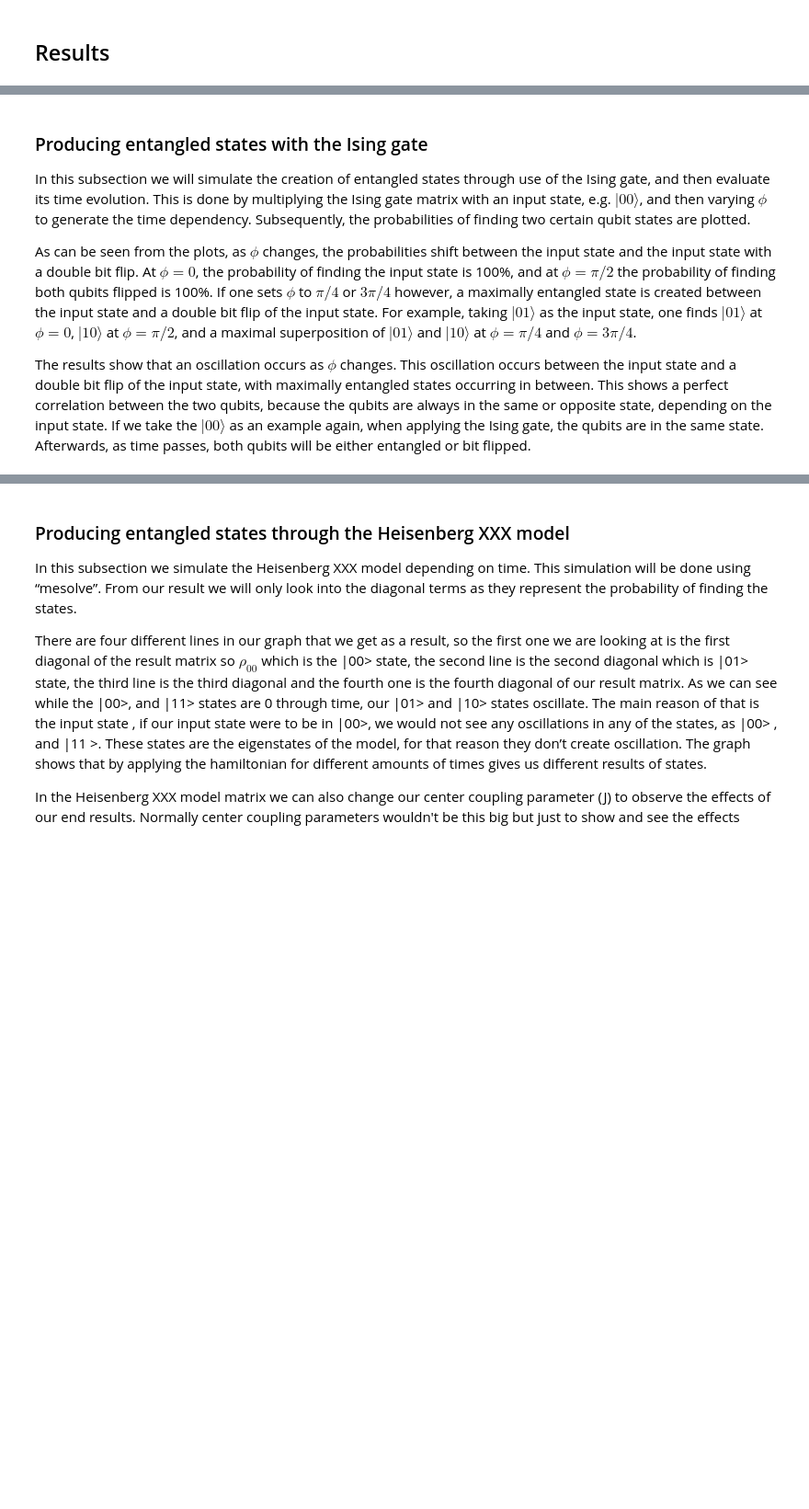
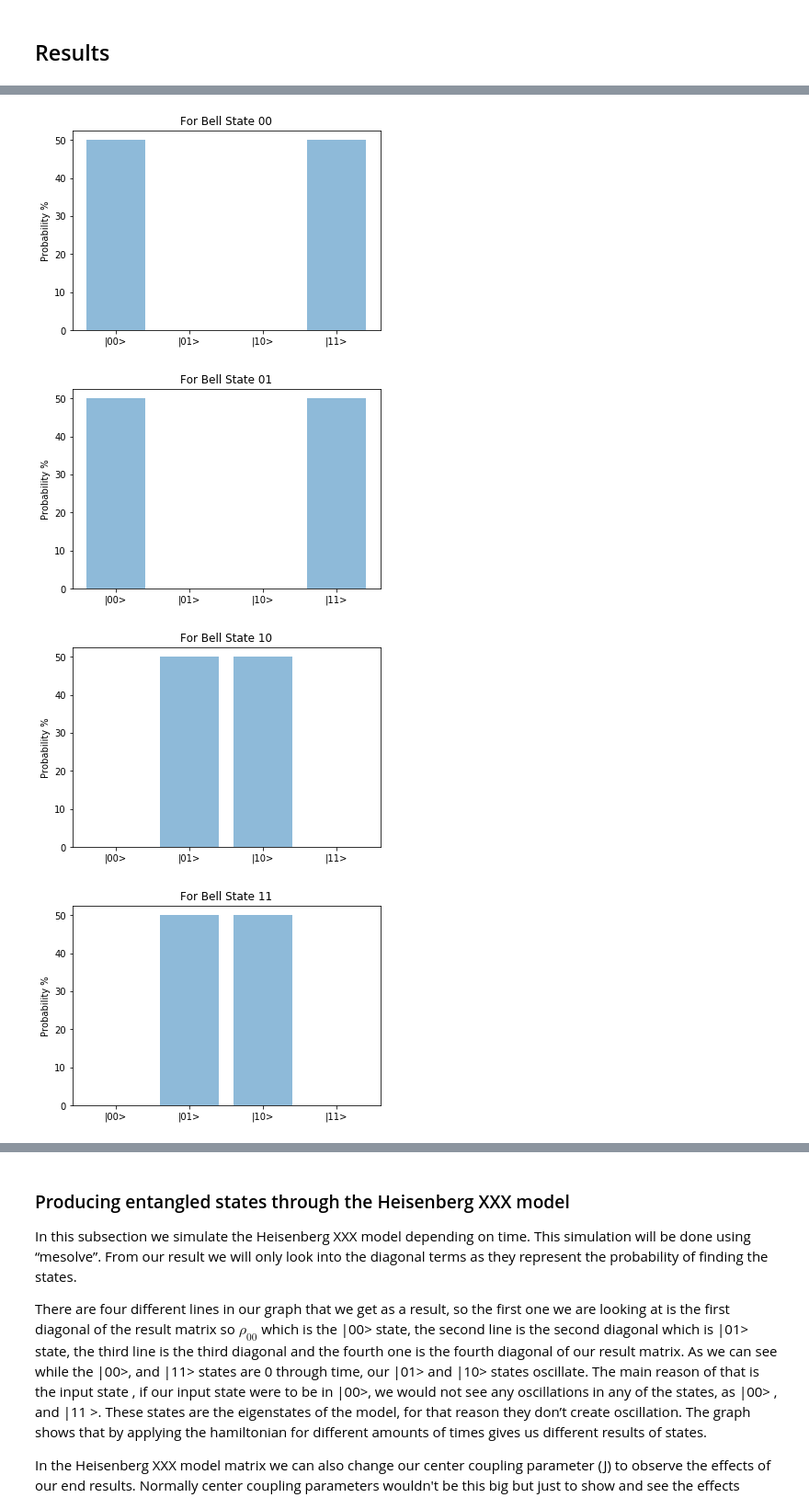
Before and after one commit to emre6943/QSM_Project, a Jupyter notebook: Final_Project_Quantum_Entanglement.ipynb, the cells around one changed output, grey strips where cells are left out. Shown at 92% size. Drawn from its saved outputs; the diff is of its cells as text; code cells hidden in the pictures; blank space fills up the shorter version.

```diff
--- a/Final_Project_Quantum_Entanglement.ipynb
+++ b/Final_Project_Quantum_Entanglement.ipynb
@@ -93,6 +101,23 @@ We numerically solved TDSE for closed systems using the “mesolve()” routine
 Using the interact function we simulate the effect of changing the coupling parameter and the effect of changing $\phi$ in the Ising gate.
 # %% [markdown]
 ##  Results
+# %%
+#Some defining for easier coding
+down = fock(2,0)
+up = fock(2,1)
+state_00 = tensor(down, down)
+state_01 = tensor(down, up)
+state_10 = tensor(up, down)
+state_11 = tensor(up, up)
+
+#defining some of our constants
+N = 2
+w = 1 * 2 * np.pi
+gamma = 0.1 * w
+c_ops = Qobj([[0, 0, 0, 0], [0, 0, 0, 0], [0, 0, 0, 0], [0, 0, 0, 0]])
+t = np.linspace(0, 10, 201)
+psi00= Qobj([[1], [0], [0], [0]])
+psi01= Qobj([[0], [1], [0], [0]])
 # %% [markdown]
 ### Different kinds of entangled states
 
@@ -108,8 +127,51 @@ Now that we are more familiar with entangled states, we can look at some of the
-# %% [markdown]
-### Producing entangled states with the Ising gate
-
-In this subsection we will simulate the creation of entangled states through use of the Ising gate, and then evaluate its time evolution. This is done by multiplying the Ising gate matrix with an input state, e.g. $|00\rangle$, and then varying $\phi$ to generate the time dependency. Subsequently, the probabilities of finding two certain qubit states are plotted.
-
-As can be seen from the plots, as $\phi$ changes, the probabilities shift between the input state and the input state with a double bit flip. At $\phi=0$, the probability of finding the input state is 100%, and at $\phi=\pi/2$ the probability of finding both qubits flipped is 100%. If one sets $\phi$ to $\pi/4$ or $3\pi/4$ however, a maximally entangled state is created between the input state and a double bit flip of the input state. For example, taking $|01\rangle$ as the input state, one finds $|01\rangle$ at $\phi=0$, $|10\rangle$ at $\phi=\pi/2$, and a maximal superposition of $|01\rangle$ and $|10\rangle$ at $\phi=\pi/4$ and $\phi=3\pi/4$.
-
-The results show that an oscillation occurs as $\phi$ changes. This oscillation occurs between the input state and a double bit flip of the input state, with maximally entangled states occurring in between. This shows a perfect correlation between the two qubits, because the qubits are always in the same or opposite state, depending on the input state. If we take the $|00\rangle$ as an example again, when applying the Ising gate, the qubits are in the same state. Afterwards, as time passes, both qubits will be either entangled or bit flipped.
+# %%
+#Measuring
+def get_probability(entanglement, answer, particle):
+    entanglement = entanglement.unit()
+    density_ab = entanglement * entanglement.dag()
+    A = answer * answer.dag()
+    B = A*density_ab.ptrace(particle)
+    return B.tr()
+
+def get_probability_both(entanglement, answer,answer2):
+    entanglement = entanglement.unit()
+    density_ab = entanglement * entanglement.dag()
+    A = answer * answer.dag()
+    B = answer2*answer2.dag()
+    A = tensor(A,B)
+    C = A*density_ab
+    return C.tr()
+
+def show_on_graph(entaglement, title):
+    values = []
+    values.append(float(100 * get_probability_both(entaglement, down, down)))
+    values.append(float(100 * get_probability_both(entaglement, down, up)))
+    values.append(float(100 * get_probability_both(entaglement, up, down)))
+    values.append(float(100 * get_probability_both(entaglement, up, up)))
+
+    objects = ('|00>', '|01>', '|10>', '|11>')
+    y_pos = np.arange(len(objects))
+    plt.bar(y_pos, values, align='center', alpha=0.5)
+    plt.xticks(y_pos, objects)
+    plt.ylabel('Probability %')
+    plt.title(title)
+
+    plt.show()
+
+#Measuring the bell states
+entangled_00 = bell_state(state='00')
+show_on_graph(entangled_00, "For Bell State 00")
+
+entangled_01 = bell_state(state='01')
+show_on_graph(entangled_01, "For Bell State 01")
+
+entangled_10 = bell_state(state='10')
+show_on_graph(entangled_10, "For Bell State 10")
+
+entangled_11 = bell_state(state='11')
+show_on_graph(entangled_11, "For Bell State 11")
+# %% [output]
+[figure, added]
+[figure, added]
+[figure, added]
+[figure, added]
```
Also changed, not shown: parts of 14 cells of this notebook, 1 other file.
